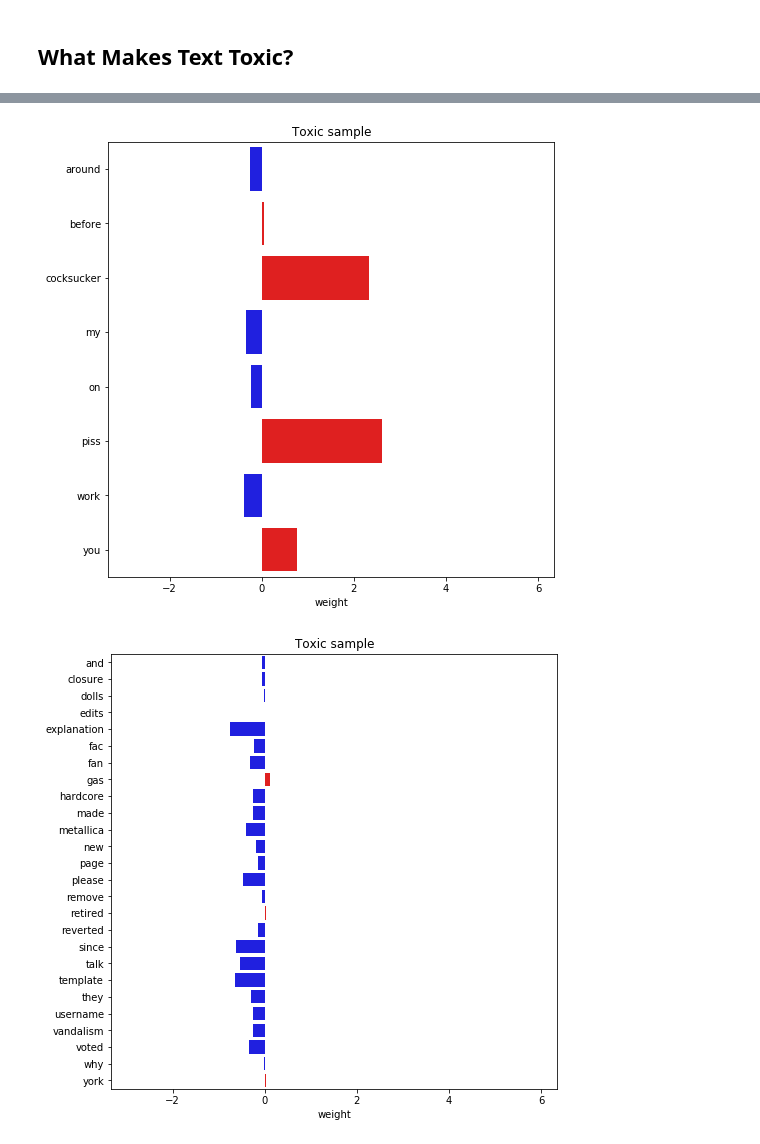
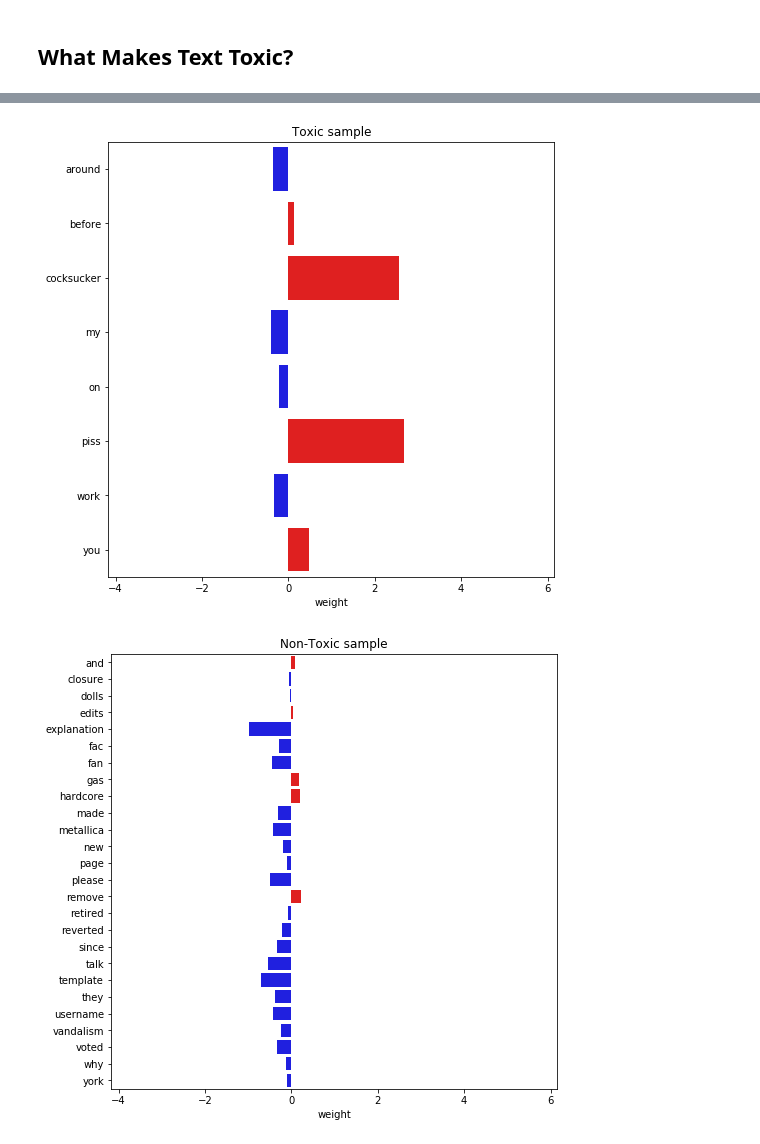
Before and after one commit to fhrzn/detoxification, a Jupyter notebook: notebooks/2.0-fhrzn-what-makes-text-toxic.ipynb, the cells around one changed output, grey strips where cells are left out. Cells and saved outputs as stored; diff of their text form; code cells hidden in the pictures.

```diff
--- a/notebooks/2.0-fhrzn-what-makes-text-toxic.ipynb
+++ b/notebooks/2.0-fhrzn-what-makes-text-toxic.ipynb
@@ -98,7 +103,7 @@ train[train['toxic'] > 0].head()
 # %%
 # merge all toxic labels
 def is_toxic(row):
-    return 1 if row.sum() > 1 else 0
+    return 1 if row.sum() > 1 else -1 if row.sum() < 0 else 0
 
 train['is_toxic'] = train.iloc[:, 2:].apply(is_toxic, axis=1)
 train['is_toxic'].value_counts()
@@ -127,6 +159,14 @@ Remove:
 - Non-Ascii
 - Emoji
 # %%
+def fix_contractions(text):
+    fix = text
+    try:
+        fix = contractions.fix(text)
+    except:
+        pass
+    return fix
+
 def rm_link(text):
     return re.sub(r'https?://\S+|www\.\S+', '', text)
     # return re.sub(r"https?://\S+|www\.\S+", "", text)
@@ -162,14 +202,19 @@ def rm_emoji(text):
     )
     return emojis.sub(r'', text)
 
+def spell_correction(text):
+    return re.sub(r'(.)\1+', r'\1\1', text)
+
 def clean_pipeline(text):
-    no_link = rm_link(text)
+    fix_contr = fix_contractions(text)
+    no_link = rm_link(fix_contr)
     no_punct = rm_punct2(no_link)
     no_number = rm_number(no_punct)
     no_whitespaces = rm_whitespaces(no_number)
     no_nonasci = rm_nonascii(no_whitespaces)
     no_emoji = rm_emoji(no_nonasci)
-    return no_emoji
+    spell_corrected = spell_correction(no_emoji)
+    return spell_corrected
 # %%
 train_toxic.loc[:, 'comment_clean'] = train_toxic.loc[:, 'comment_text'].apply(clean_pipeline)
 train_toxic.head()
@@ -222,11 +287,15 @@ train_toxic.head()
 ## Feature Extraction
 # %%
 # select feature subset
-X = train_toxic['comment_processed']
-y = train_toxic['is_toxic']
+# since we want to identify what makes text toxic, we will use all train set to get all possibility words
+X_train = train_toxic['comment_processed']
+y_train = train_toxic['is_toxic']
+
+X_test = test_toxic['comment_processed']
+y_test = test_toxic['is_toxic']
 
 # split dataset
-X_train, X_val, y_train, y_val = train_test_split(X, y, test_size=0.2, random_state=42)
+# X_train, X_val, y_train, y_val = train_test_split(X, y, test_size=0.2, random_state=42)
 # %%
 # bag of words
 cv = CountVectorizer()
@@ -340,13 +419,13 @@ tokens = [t.lower() for t in train_toxic.iloc[6, -1].split(' ')]
 token_weights = df_weights[df_weights.index.isin(tokens)]
 visualize('Toxic sample', token_weights, df_weights)
 # %% [output]
-[figure, old version]
+[figure, new version]
 # %%
 tokens = [t.lower() for t in train_toxic.iloc[0, -1].split(' ')]
 token_weights = df_weights[df_weights.index.isin(tokens)]
-visualize('Toxic sample', token_weights, df_weights)
+visualize('Non-Toxic sample', token_weights, df_weights)
 # %% [output]
-[figure, old version]
+[figure, new version]
 # %%
 # checking correlation
 plt.figure(figsize=(8,5))
```
Also changed, not shown: parts of 35 cells of this notebook, 9 other files.
